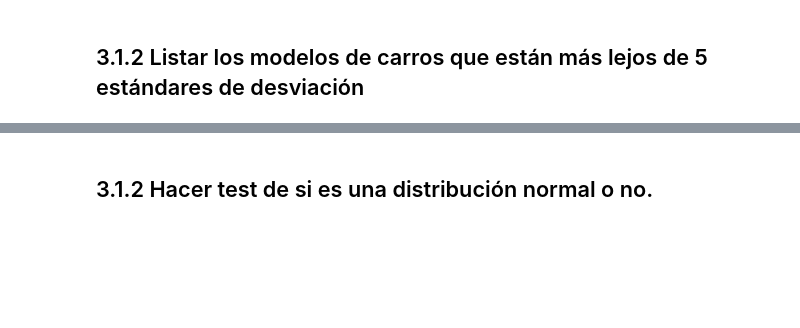
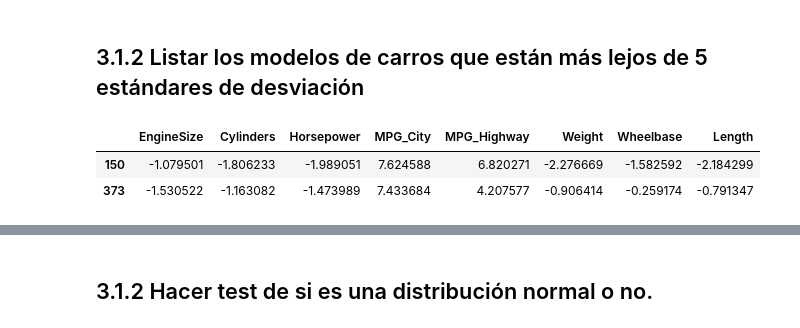
Before and after one commit to MiguelRiosT/Estadistica3_2023-2, a Jupyter notebook: Tarea1/src/notebook/Punto3.ipynb, the cells around one changed output, grey strips where cells are left out. Cells and saved outputs as stored; diff of their text form; code cells hidden in the pictures; blank space fills up the shorter version.

```diff
--- a/Tarea1/src/notebook/Punto3.ipynb
+++ b/Tarea1/src/notebook/Punto3.ipynb
@@ -113,14 +114,6 @@ Weight         0
 Wheelbase      0
 Length         0
 dtype: int64
-# %%
-#Para más adelante necesitamos realizar un histograma con las variables numericas
-#MSRP e Invoice, por lo que debemos corregir el formato en el que están
-# Convertir las columnas de moneda a valores numéricos
-currency_columns = ['MSRP', 'Invoice']
-
-for col in currency_columns:
-    df[col] = df[col].replace('[\$,]', '', regex=True).astype(float)
 # %% [markdown]
 ## 3.1.1 Para las variables categóricas un gráfico de barras
 # %% [markdown]
@@ -336,2 +309,36 @@ plt.show()
 # %% [markdown]
 ## 3.1.2 Listar los modelos de carros que están más lejos de 5 estándares de desviación
+# %%
+#Defino las columnas numéricas que usaré
+
+Columnas_numericas = [
+    "EngineSize",
+    "Cylinders",
+    "Horsepower",
+    "MPG_City",
+    "MPG_Highway",
+    "Weight",
+    "Wheelbase",
+    "Length"
+]
+# %%
+#Calculo para encontrar los considerados outliers
+
+#Estandarizamos los datos que vamos a usar (X1-MEDIAX1)/SIGMAX1
+df_estandarizada = (df[Columnas_numericas] - df[Columnas_numericas].mean()) / df[Columnas_numericas].std()
+
+#Revisamos si son > 5.0 o < -5.0
+df_estandarizada.query(
+                "(EngineSize > 5.0 or EngineSize < -5.0)"
+               "or (Cylinders > 5.0 or Cylinders < -5.0)"
+               "or (Horsepower > 5.0 or Horsepower < -5.0)"
+               "or (MPG_City > 5.0 or MPG_City < -5.0)"
+               "or (MPG_Highway > 5.0 or MPG_Highway < -5.0)"
+               "or (Weight > 5.0 or Weight < -5.0)"
+               "or (Wheelbase > 5.0 or Wheelbase < -5.0)"
+               "or (Length > 5.0 or Length < -5.0)"
+)
+# %% [output]
+|  | EngineSize | Cylinders | Horsepower | MPG_City | MPG_Highway | Weight | Wheelbase | Length |
+| 150 | -1.079501 | -1.806233 | -1.989051 | 7.624588 | 6.820271 | -2.276669 | -1.582592 | -2.184299 |
+| 373 | -1.530522 | -1.163082 | -1.473989 | 7.433684 | 4.207577 | -0.906414 | -0.259174 | -0.791347 |
```
Also changed, not shown: parts of 10 cells of this notebook.
